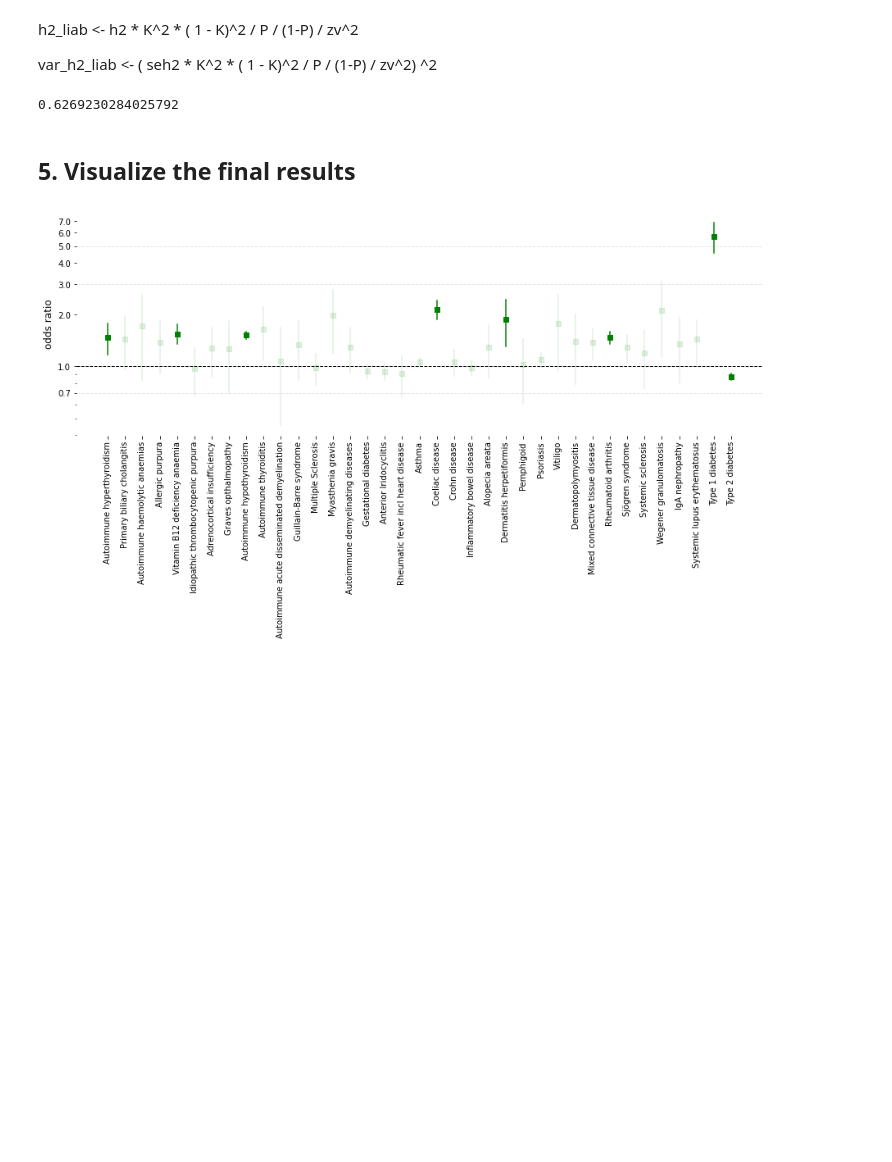
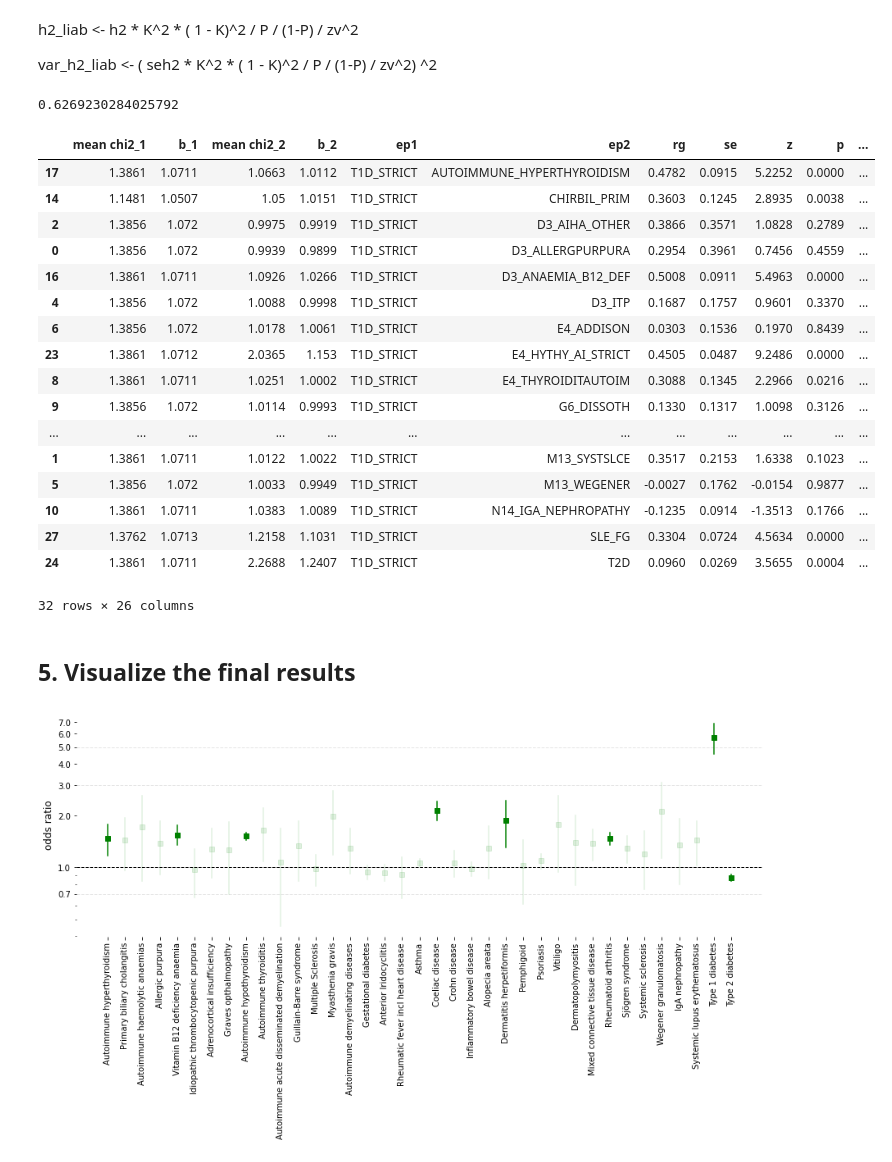
Before and after one commit to dsgelab/familial_tractories, a Jupyter notebook: ldsc.ipynb, the cells around one changed output. Saved outputs shown, nothing was run; the diff lists cells and outputs as text; code cells hidden in the pictures; blank space fills up the shorter version.

```diff
--- a/ldsc.ipynb
+++ b/ldsc.ipynb
@@ -372,6 +373,27 @@ chi2.cdf(1-(0.021359**2)/(0.046990**2), 1)
 # %%
 stat_df['rg_025'] = stat_df.rg - 1.96*stat_df.se
 stat_df['rg_975'] = stat_df.rg + 1.96*stat_df.se
+# %%
+stat_df.sort_values('ep2')
+# %% [output]
+|  | mean chi2_1 | b_1 | mean chi2_2 | b_2 | ep1 | ep2 | rg | se | z | p | ... |
+| 17 | 1.3861 | 1.0711 | 1.0663 | 1.0112 | T1D_STRICT | AUTOIMMUNE_HYPERTHYROIDISM | 0.4782 | 0.0915 | 5.2252 | 0.0000 | ... |
+| 14 | 1.1481 | 1.0507 | 1.05 | 1.0151 | T1D_STRICT | CHIRBIL_PRIM | 0.3603 | 0.1245 | 2.8935 | 0.0038 | ... |
+| 2 | 1.3856 | 1.072 | 0.9975 | 0.9919 | T1D_STRICT | D3_AIHA_OTHER | 0.3866 | 0.3571 | 1.0828 | 0.2789 | ... |
+| 0 | 1.3856 | 1.072 | 0.9939 | 0.9899 | T1D_STRICT | D3_ALLERGPURPURA | 0.2954 | 0.3961 | 0.7456 | 0.4559 | ... |
+| 16 | 1.3861 | 1.0711 | 1.0926 | 1.0266 | T1D_STRICT | D3_ANAEMIA_B12_DEF | 0.5008 | 0.0911 | 5.4963 | 0.0000 | ... |
+| 4 | 1.3856 | 1.072 | 1.0088 | 0.9998 | T1D_STRICT | D3_ITP | 0.1687 | 0.1757 | 0.9601 | 0.3370 | ... |
+| 6 | 1.3856 | 1.072 | 1.0178 | 1.0061 | T1D_STRICT | E4_ADDISON | 0.0303 | 0.1536 | 0.1970 | 0.8439 | ... |
+| 23 | 1.3861 | 1.0712 | 2.0365 | 1.153 | T1D_STRICT | E4_HYTHY_AI_STRICT | 0.4505 | 0.0487 | 9.2486 | 0.0000 | ... |
+| 8 | 1.3861 | 1.0711 | 1.0251 | 1.0002 | T1D_STRICT | E4_THYROIDITAUTOIM | 0.3088 | 0.1345 | 2.2966 | 0.0216 | ... |
+| 9 | 1.3856 | 1.072 | 1.0114 | 0.9993 | T1D_STRICT | G6_DISSOTH | 0.1330 | 0.1317 | 1.0098 | 0.3126 | ... |
+| ... | ... | ... | ... | ... | ... | ... | ... | ... | ... | ... | ... |
+| 1 | 1.3861 | 1.0711 | 1.0122 | 1.0022 | T1D_STRICT | M13_SYSTSLCE | 0.3517 | 0.2153 | 1.6338 | 0.1023 | ... |
+| 5 | 1.3856 | 1.072 | 1.0033 | 0.9949 | T1D_STRICT | M13_WEGENER | -0.0027 | 0.1762 | -0.0154 | 0.9877 | ... |
+| 10 | 1.3861 | 1.0711 | 1.0383 | 1.0089 | T1D_STRICT | N14_IGA_NEPHROPATHY | -0.1235 | 0.0914 | -1.3513 | 0.1766 | ... |
+| 27 | 1.3762 | 1.0713 | 1.2158 | 1.1031 | T1D_STRICT | SLE_FG | 0.3304 | 0.0724 | 4.5634 | 0.0000 | ... |
+| 24 | 1.3861 | 1.0711 | 2.2688 | 1.2407 | T1D_STRICT | T2D | 0.0960 | 0.0269 | 3.5655 | 0.0004 | ... |
+32 rows × 26 columns
 # %% [markdown]
 ## 5. Visualize the final results
 # %%
```
Also changed, not shown: parts of 1 cell of this notebook, 2 other files.
